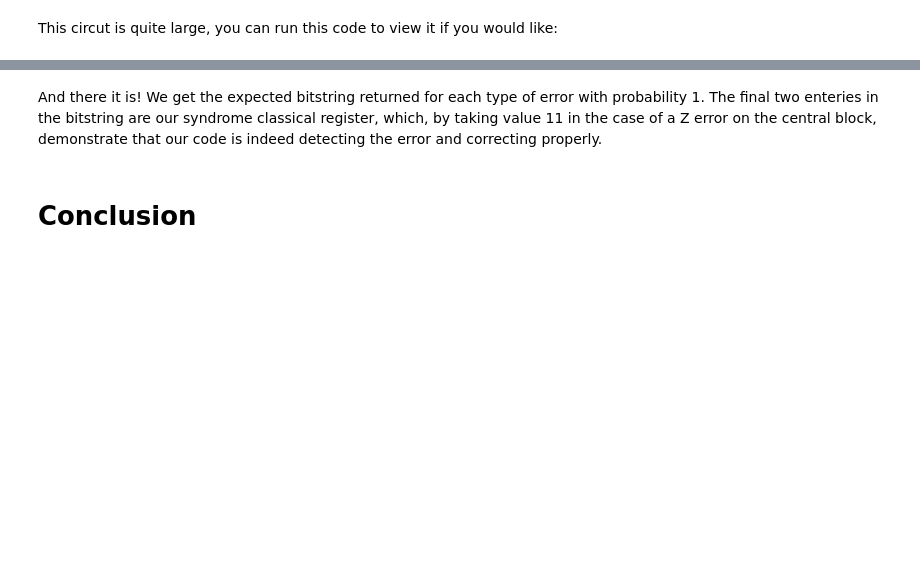
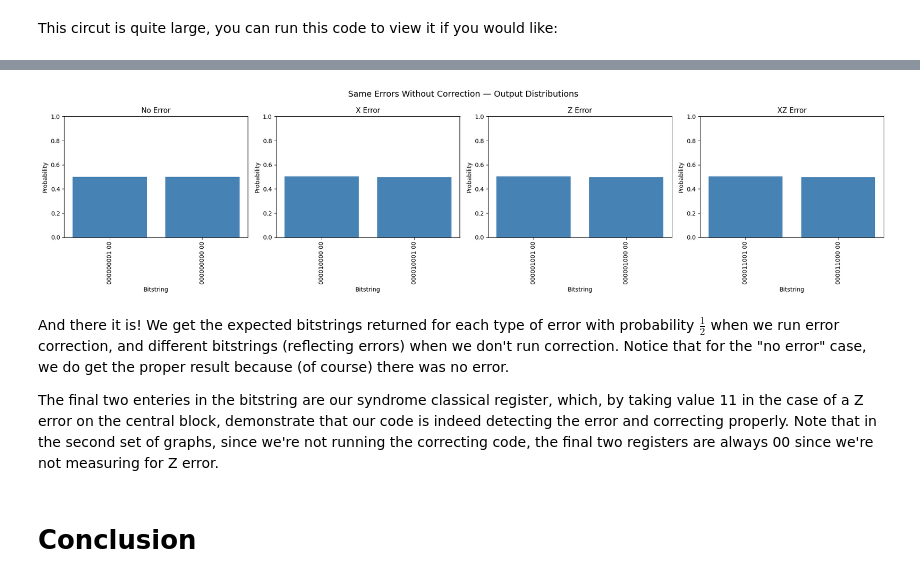
Before and after one commit to TWecks/Shor-Quantum-Error-Correction, a Jupyter notebook: 03_full_shor_code.ipynb, the cells around one changed output, grey strips where cells are left out. Drawn from its saved outputs; the diff is of its cells as text; code cells hidden in the pictures; blank space fills up the shorter version.

```diff
--- a/03_full_shor_code.ipynb
+++ b/03_full_shor_code.ipynb
@@ -438,5 +469,52 @@ plt.show()
+# %%
+sim = AerSimulator()
+shots = 10000
+
+# --- define error cases ---
+error_cases = {
+    'No Error':   (0, 0, 0),
+    'X Error':    (np.pi, 0, np.pi),
+    'Z Error':    (0, 0, np.pi),
+    'XZ Error':   (np.pi, np.pi/2, np.pi/2),
+}
+
+# --- run each case ---
+all_counts = {}
+
+for label, (theta, phi, lam) in error_cases.items():
+    bound = uncorrected_shor.assign_parameters({
+        theta_error: theta,
+        phi_error: phi,
+        lam_error: lam
+    })
+    transpiled = transpile(bound, sim)
+    result = sim.run(transpiled, shots=shots).result()
+    all_counts[label] = result.get_counts()
+
+# --- plot ---
+fig, axes = plt.subplots(1, 4, figsize=(20, 5))
+
+for ax, (label, counts) in zip(axes, all_counts.items()):
+    # sort by count for readability
+    sorted_counts = dict(sorted(counts.items(), key=lambda x: x[1], reverse=True)[:10])
+    probs = {k: v/shots for k, v in sorted_counts.items()}
+    ax.bar(probs.keys(), probs.values(), color='steelblue')
+    ax.set_title(label)
+    ax.set_xlabel('Bitstring')
+    ax.set_ylabel('Probability')
+    ax.tick_params(axis='x', rotation=90)
+    ax.set_ylim(0, 1)
+
+plt.suptitle('Same Errors Without Correction — Output Distributions', fontsize=14)
+plt.tight_layout()
+plt.show()
+# %% [output]
+[figure, added]
 # %% [markdown]
-And there it is! We get the expected bitstring returned for each type of error with probability 1. The final two enteries in the bitstring are our syndrome classical register, which, by taking value 11 in the case of a Z error on the central block, demonstrate that our code is indeed detecting the error and correcting properly.
+And there it is! We get the expected bitstrings returned for each type of error with probability $\frac{1}{2}$ when we run error correction, and different bitstrings (reflecting errors) when we don't run correction. Notice that for the "no error" case, we do get the proper result because (of course) there was no error.
+
+ The final two enteries in the bitstring are our syndrome classical register, which, by taking value 11 in the case of a Z error on the central block, demonstrate that our code is indeed detecting the error and correcting properly.
+Note that in the second set of graphs, since we're not running the correcting code, the final two registers are always 00 since we're not measuring for Z error.
 # %% [markdown]
 # Conclusion
 # %% [markdown]
```
Also changed, not shown: parts of 6 cells of this notebook.
